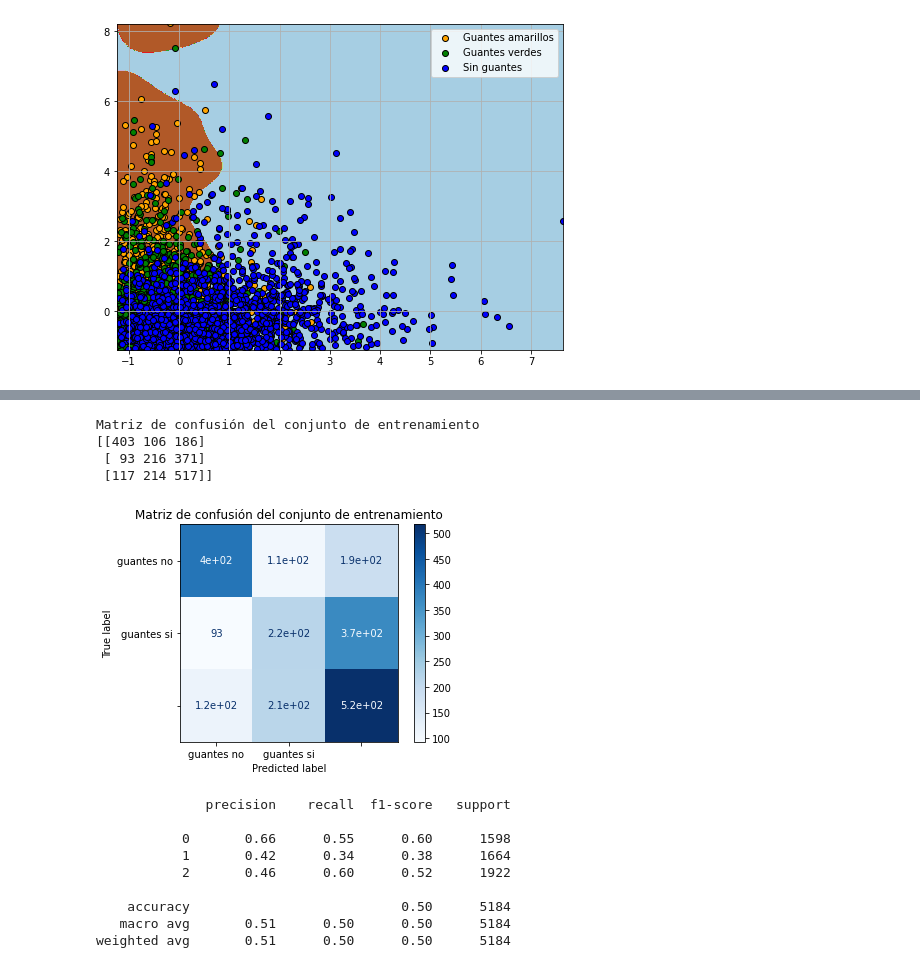
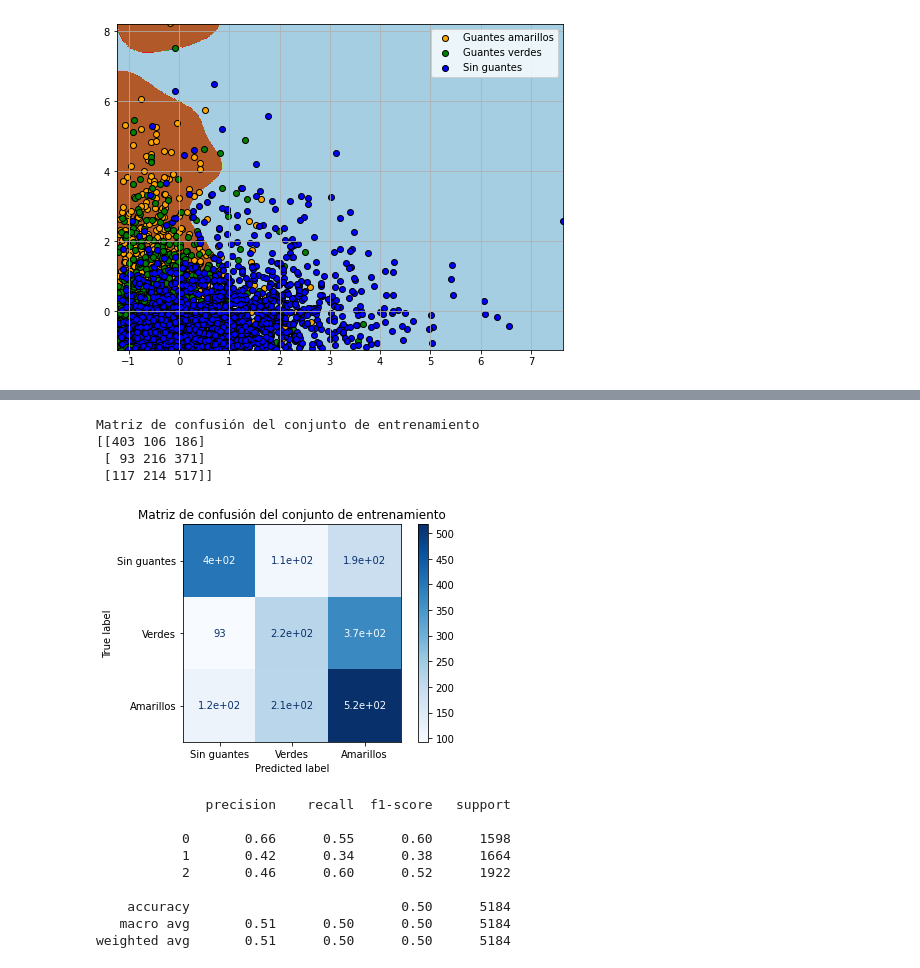
Before and after one commit to Ana1890/Deteccion-de-objetos-en-imagenes, a Jupyter notebook: Copia_de_6_Aprendizaje_Supervisado.ipynb, the cells around one changed output, grey strips where cells are left out. Cells and saved outputs as stored; diff of their text form; code cells hidden in the pictures.

```diff
--- a/Copia_de_6_Aprendizaje_Supervisado.ipynb
+++ b/Copia_de_6_Aprendizaje_Supervisado.ipynb
@@ -2709,18 +2691,18 @@ Matriz de confusión del conjunto de entrenamiento
 # %%
 disp = plot_confusion_matrix(mejor_svm4, X_test, y_test,
-                                 display_labels=class_names,
+                                 display_labels=class_names2,
                                  cmap=plt.cm.Blues,
                             )
 disp.ax_.set_title('Matriz de confusión del conjunto de entrenamiento')
 
 print('Matriz de confusión del conjunto de entrenamiento')
 print(disp.confusion_matrix)
 # %% [output]
 Matriz de confusión del conjunto de entrenamiento
 [[403 106 186]
  [ 93 216 371]
  [117 214 517]]
-[figure, old version]
+[figure, new version]
 # %%
 #Reporte para el conjunto de entrenamiento
 print(classification_report(y_train, y_train_best))
```
Also changed, not shown: parts of 19 cells of this notebook.
